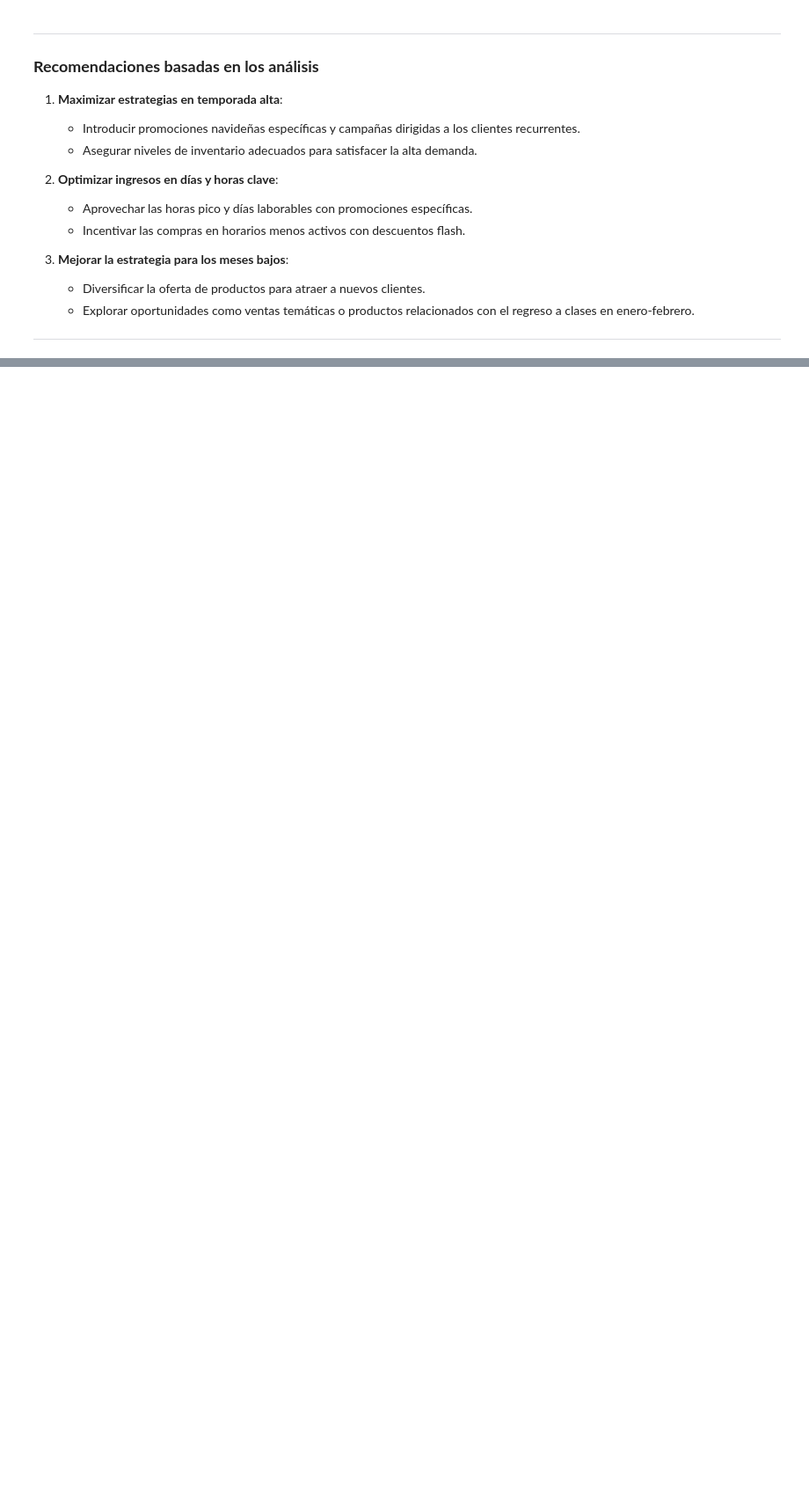
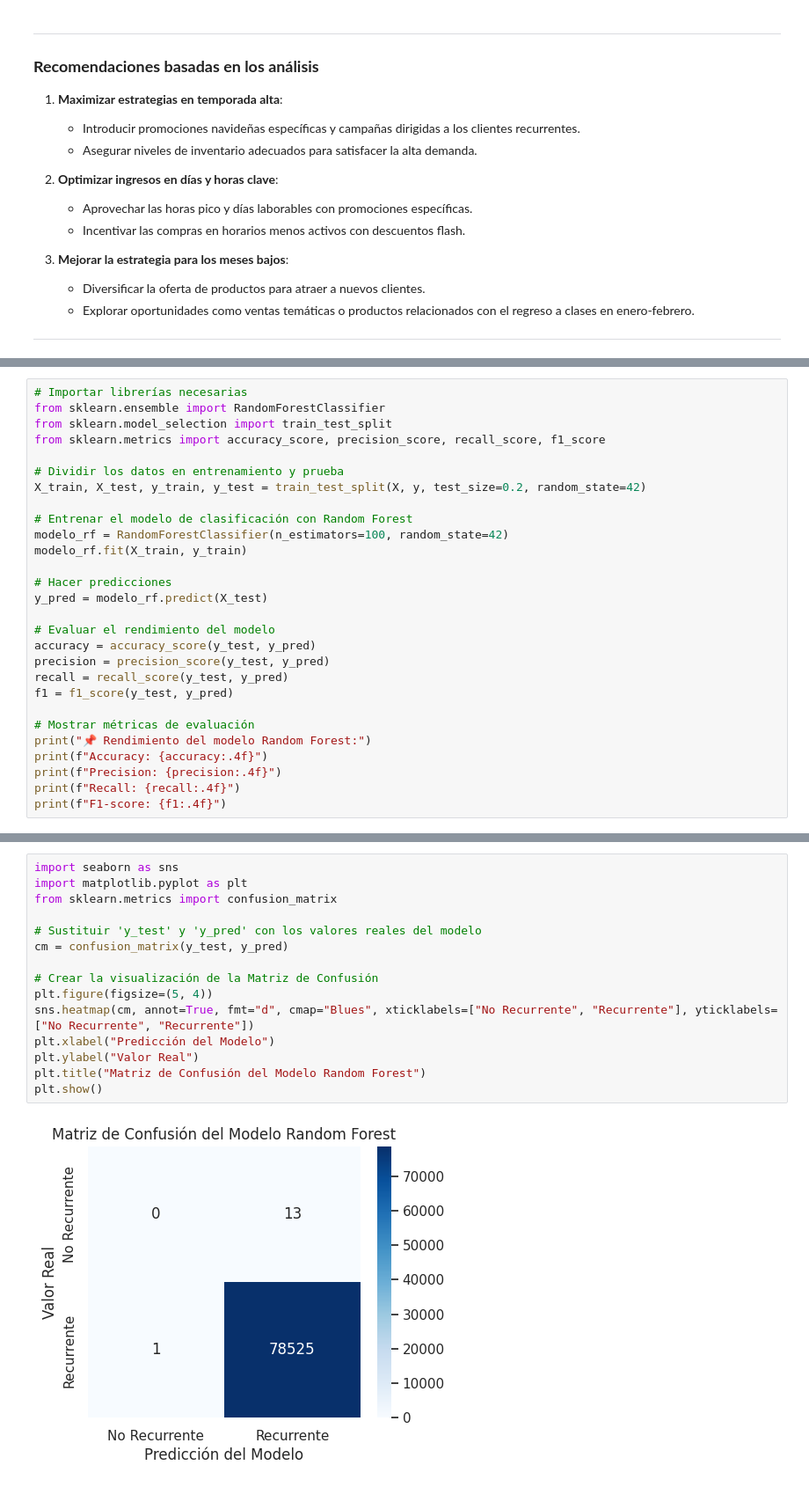
Before and after one commit to OttoBara/OnlineRetailAnalysis, a Jupyter notebook: ProyectoDS_ParteI_Baratto.ipynb, the cells around one changed output, grey strips where cells are left out. Shown at 88% size. Cells and saved outputs as stored; diff of their text form; blank space fills up the shorter version.

```diff
--- a/ProyectoDS_ParteI_Baratto.ipynb
+++ b/ProyectoDS_ParteI_Baratto.ipynb
@@ -863,0 +929,28 @@ El heatmap combina información sobre ingresos según el día de la semana y las
+# %%
+# Importar librerías necesarias
+from sklearn.ensemble import RandomForestClassifier
+from sklearn.model_selection import train_test_split
+from sklearn.metrics import accuracy_score, precision_score, recall_score, f1_score
+
+# Dividir los datos en entrenamiento y prueba
+X_train, X_test, y_train, y_test = train_test_split(X, y, test_size=0.2, random_state=42)
+
+# Entrenar el modelo de clasificación con Random Forest
+modelo_rf = RandomForestClassifier(n_estimators=100, random_state=42)
+modelo_rf.fit(X_train, y_train)
+
+# Hacer predicciones
+y_pred = modelo_rf.predict(X_test)
+
+# Evaluar el rendimiento del modelo
+accuracy = accuracy_score(y_test, y_pred)
+precision = precision_score(y_test, y_pred)
+recall = recall_score(y_test, y_pred)
+f1 = f1_score(y_test, y_pred)
+
+# Mostrar métricas de evaluación
+print("📌 Rendimiento del modelo Random Forest:")
+print(f"Accuracy: {accuracy:.4f}")
+print(f"Precision: {precision:.4f}")
+print(f"Recall: {recall:.4f}")
+print(f"F1-score: {f1:.4f}")
@@ -863,0 +972,17 @@ El heatmap combina información sobre ingresos según el día de la semana y las
+# %%
+import seaborn as sns
+import matplotlib.pyplot as plt
+from sklearn.metrics import confusion_matrix
+
+# Sustituir 'y_test' y 'y_pred' con los valores reales del modelo
+cm = confusion_matrix(y_test, y_pred)
+
+# Crear la visualización de la Matriz de Confusión
+plt.figure(figsize=(5, 4))
+sns.heatmap(cm, annot=True, fmt="d", cmap="Blues", xticklabels=["No Recurrente", "Recurrente"], yticklabels=["No Recurrente", "Recurrente"])
+plt.xlabel("Predicción del Modelo")
+plt.ylabel("Valor Real")
+plt.title("Matriz de Confusión del Modelo Random Forest")
+plt.show()
+# %% [output]
+[figure, added]
```
Also changed, not shown: parts of 20 cells of this notebook.
